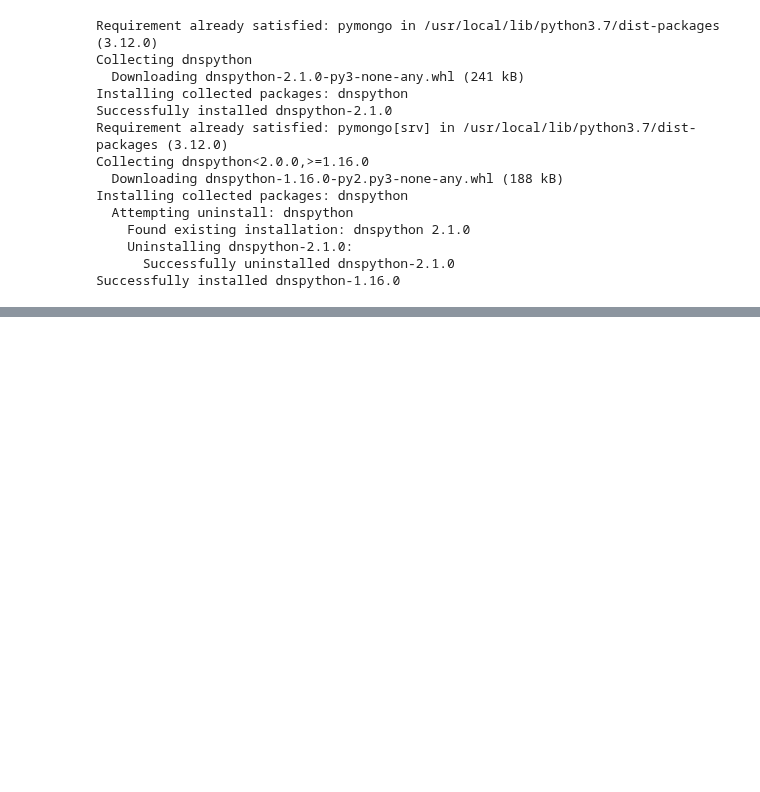
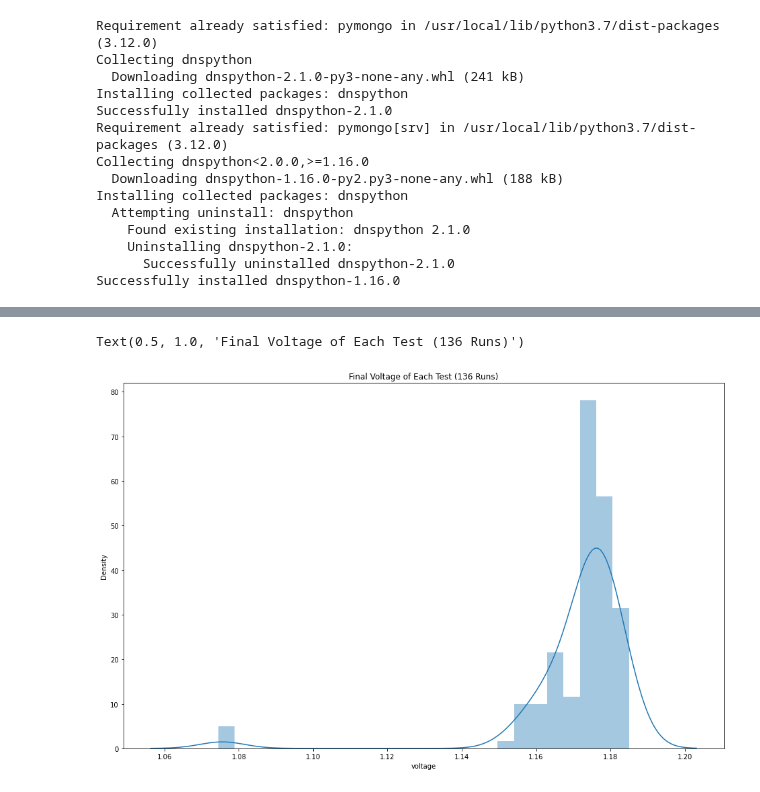
Before and after one commit to darkmatter2222/Nuclear-Battery, a Jupyter notebook: NuclearBatteryAnalysis .ipynb, the cells around one changed output, grey strips where cells are left out. Saved outputs shown, nothing was run; the diff lists cells and outputs as text; code cells hidden in the pictures; blank space fills up the shorter version.

```diff
--- a/NuclearBatteryAnalysis .ipynb
+++ b/NuclearBatteryAnalysis .ipynb
@@ -43 +51,7 @@ import matplotlib.pyplot as plt
+# %%
+plt.figure(figsize=(16,10))
+sns.distplot(df[(df['time']==600) & (df['cell_number']=="2")]['voltage'], bins=25).set_title(f"Final Voltage of Each Test ({len(sample_run['time_of_test'].unique())} Runs)")
+# %% [output]
+Text(0.5, 1.0, 'Final Voltage of Each Test (136 Runs)')
+[figure, added]
 # %%
```
Also changed, not shown: parts of 4 cells of this notebook.
